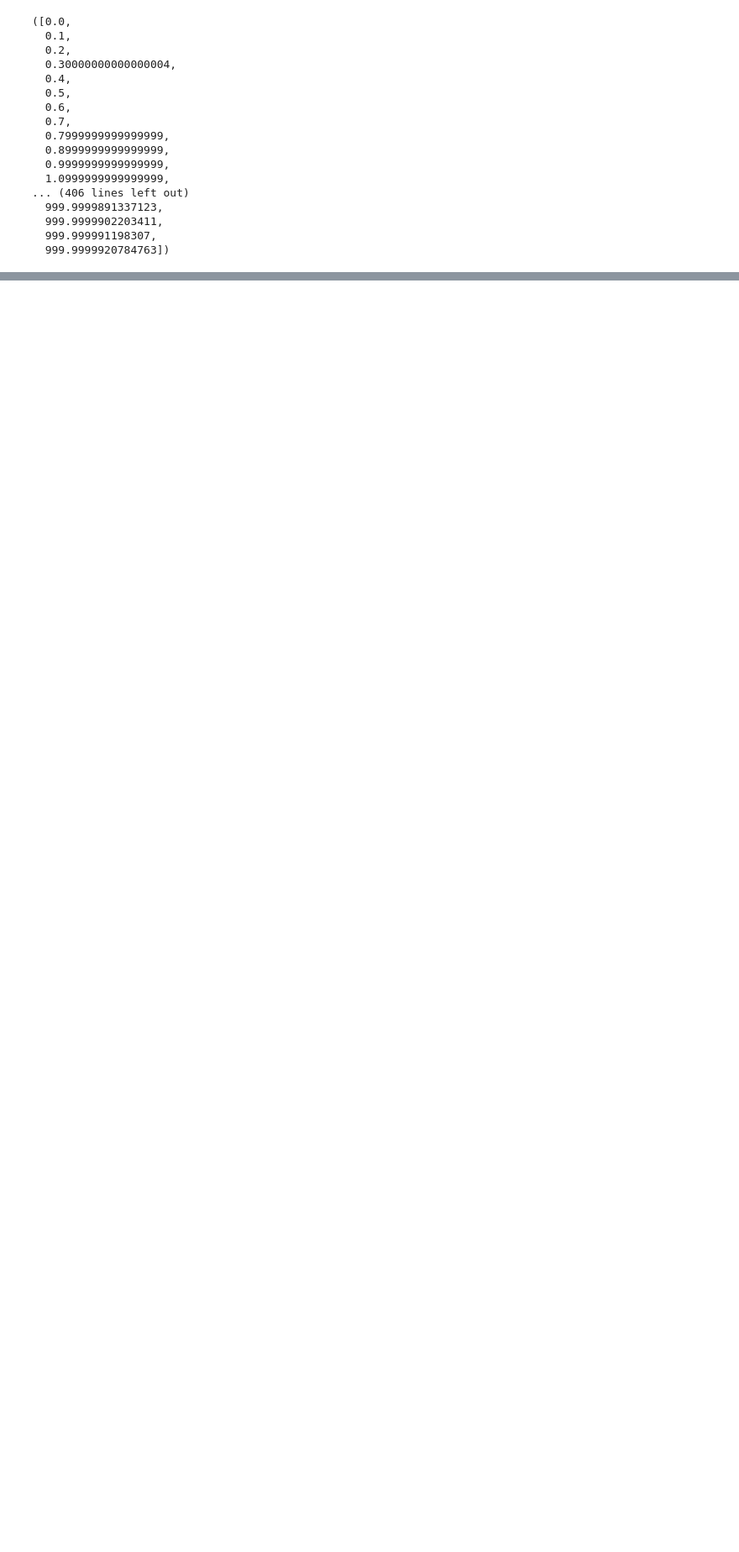
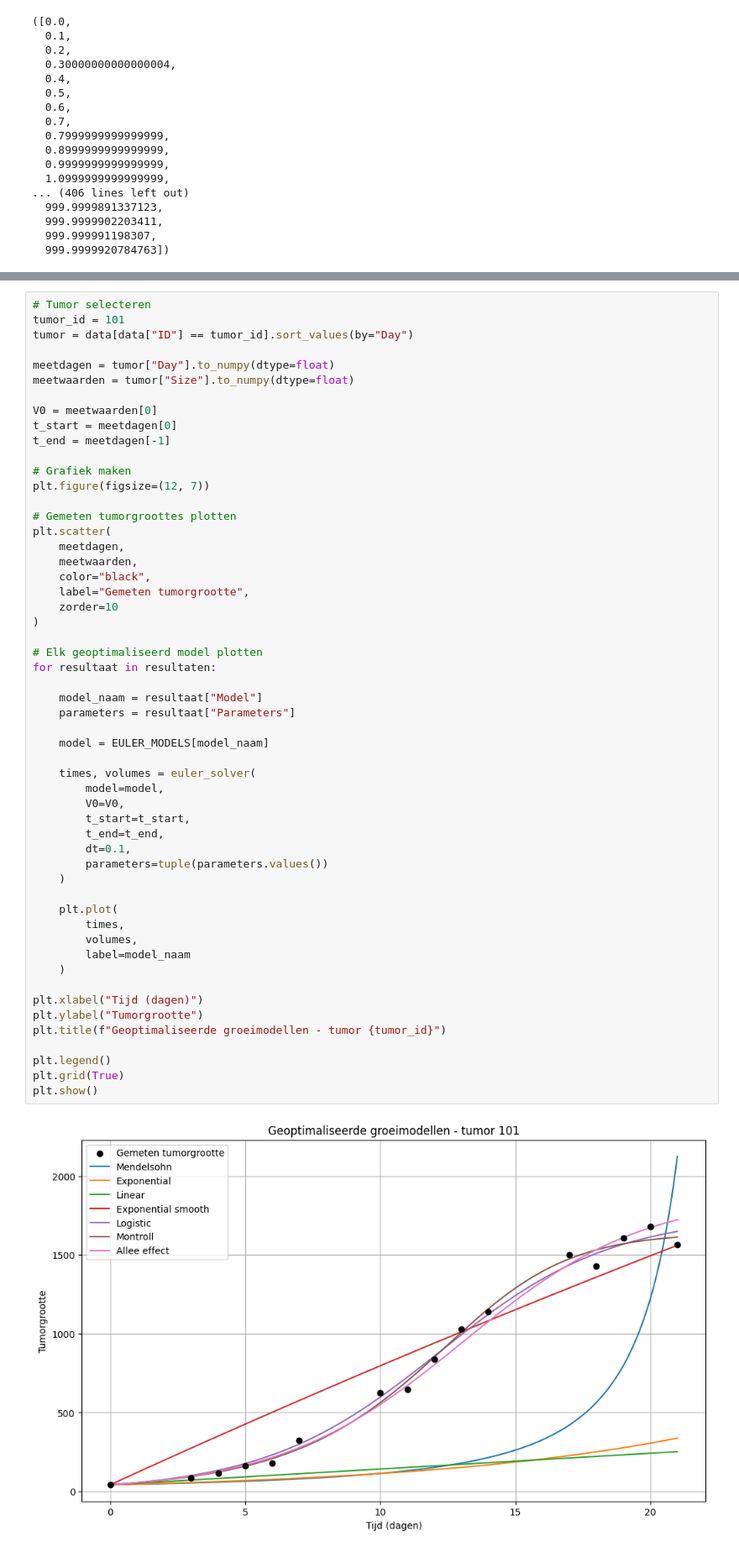
Before and after one commit to FleurLuten/ModellerenVanKankerCasusA, a Jupyter notebook: Logboek/Fleur.ipynb, the cells around one changed output, grey strips where cells are left out. Shown at 84% size. Cells and saved outputs as stored; diff of their text form; blank space fills up the shorter version.

```diff
--- a/Logboek/Fleur.ipynb
+++ b/Logboek/Fleur.ipynb
@@ -234,0 +490,56 @@ Vandaag ga ik bezig met de optimalisatie (workshop 3) en daarna ga ik de modelve
+# %%
+# Tumor selecteren
+tumor_id = 101
+tumor = data[data["ID"] == tumor_id].sort_values(by="Day")
+
+meetdagen = tumor["Day"].to_numpy(dtype=float)
+meetwaarden = tumor["Size"].to_numpy(dtype=float)
+
+V0 = meetwaarden[0]
+t_start = meetdagen[0]
+t_end = meetdagen[-1]
+
+# Grafiek maken
+plt.figure(figsize=(12, 7))
+
+# Gemeten tumorgroottes plotten
+plt.scatter(
+    meetdagen,
+    meetwaarden,
+    color="black",
+    label="Gemeten tumorgrootte",
+    zorder=10
+)
+
+# Elk geoptimaliseerd model plotten
+for resultaat in resultaten:
+
+    model_naam = resultaat["Model"]
+    parameters = resultaat["Parameters"]
+
+    model = EULER_MODELS[model_naam]
+
+    times, volumes = euler_solver(
+        model=model,
+        V0=V0,
+        t_start=t_start,
+        t_end=t_end,
+        dt=0.1,
+        parameters=tuple(parameters.values())
+    )
+
+    plt.plot(
+        times,
+        volumes,
+        label=model_naam
+    )
+
+plt.xlabel("Tijd (dagen)")
+plt.ylabel("Tumorgrootte")
+plt.title(f"Geoptimaliseerde groeimodellen - tumor {tumor_id}")
+
+plt.legend()
+plt.grid(True)
+plt.show()
+# %% [output]
+[figure, added]
```
Also changed, not shown: parts of 10 cells of this notebook, 1 other file.
